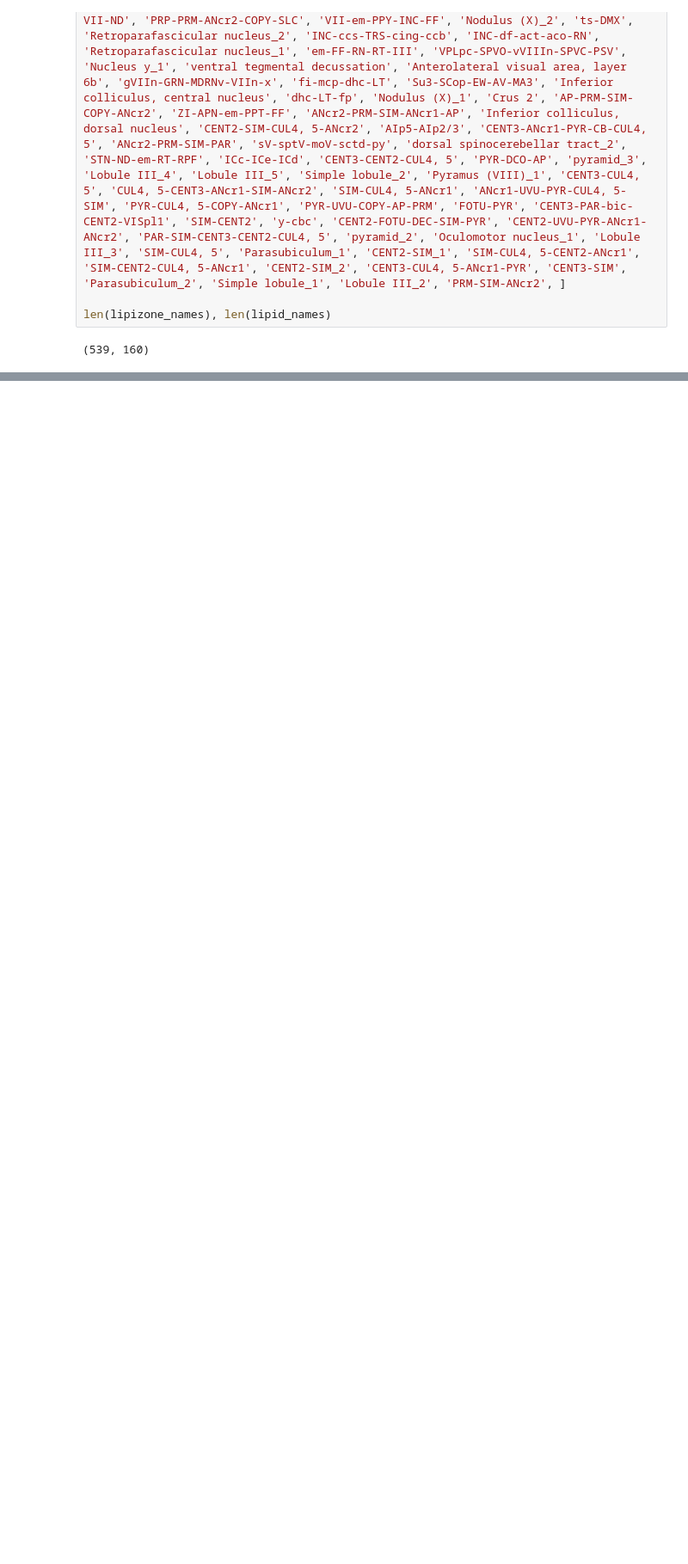
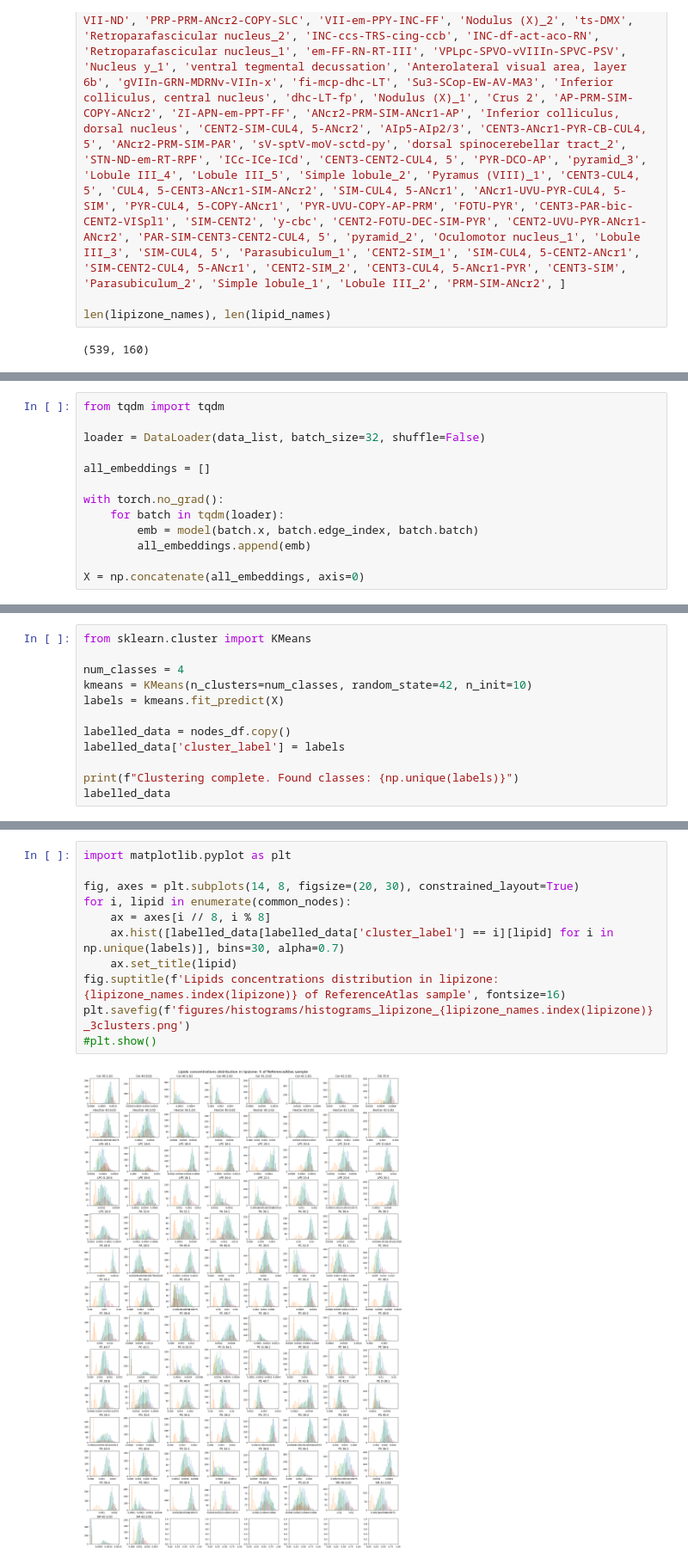
Before and after one commit to LotharBezzon/kineticConstants_test, a Jupyter notebook: classification/classifier_evaluation.ipynb, the cells around one changed output, grey strips where cells are left out. Shown at 86% size. Cells and saved outputs as stored; diff of their text form; blank space fills up the shorter version.

Commit message:
begin model for prediction

```diff
--- a/classification/classifier_evaluation.ipynb
+++ b/classification/classifier_evaluation.ipynb
@@ -128,0 +131,13 @@ Data(x=[106, 1], edge_index=[2, 319], y=[1])
+# %%
+from tqdm import tqdm
+
+loader = DataLoader(data_list, batch_size=32, shuffle=False)
+
+all_embeddings = []
+
+with torch.no_grad():
+    for batch in tqdm(loader):
+        emb = model(batch.x, batch.edge_index, batch.batch)
+        all_embeddings.append(emb)
+
+X = np.concatenate(all_embeddings, axis=0)
@@ -128,0 +146,12 @@ Data(x=[106, 1], edge_index=[2, 319], y=[1])
+# %%
+from sklearn.cluster import KMeans
+
+num_classes = 4
+kmeans = KMeans(n_clusters=num_classes, random_state=42, n_init=10)
+labels = kmeans.fit_predict(X)
+
+labelled_data = nodes_df.copy()
+labelled_data['cluster_label'] = labels
+
+print(f"Clustering complete. Found classes: {np.unique(labels)}")
+labelled_data
@@ -128,0 +175,13 @@ Data(x=[106, 1], edge_index=[2, 319], y=[1])
+# %%
+import matplotlib.pyplot as plt
+
+fig, axes = plt.subplots(14, 8, figsize=(20, 30), constrained_layout=True)
+for i, lipid in enumerate(common_nodes):
+    ax = axes[i // 8, i % 8]
+    ax.hist([labelled_data[labelled_data['cluster_label'] == i][lipid] for i in np.unique(labels)], bins=30, alpha=0.7)
+    ax.set_title(lipid)
+fig.suptitle(f'Lipids concentrations distribution in lipizone: {lipizone_names.index(lipizone)} of ReferenceAtlas sample', fontsize=16)
+plt.savefig(f'figures/histograms/histograms_lipizone_{lipizone_names.index(lipizone)}_3clusters.png')
+#plt.show()
+# %% [output]
+[figure, added]
```
Also changed, not shown: parts of 7 cells of this notebook, 8 other files.
